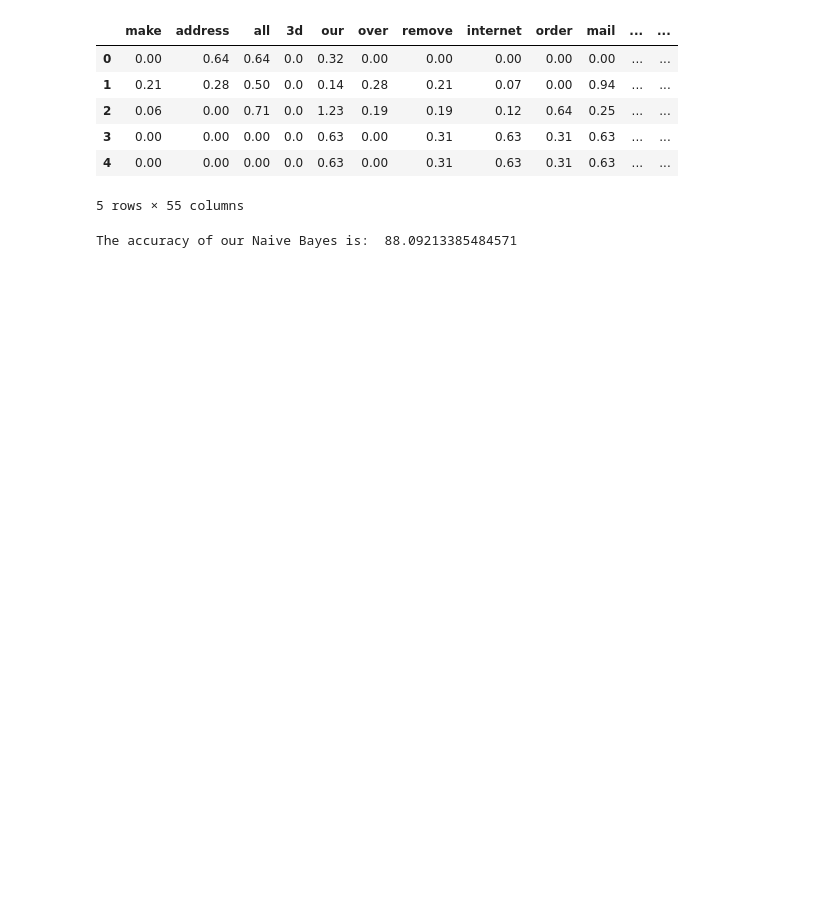
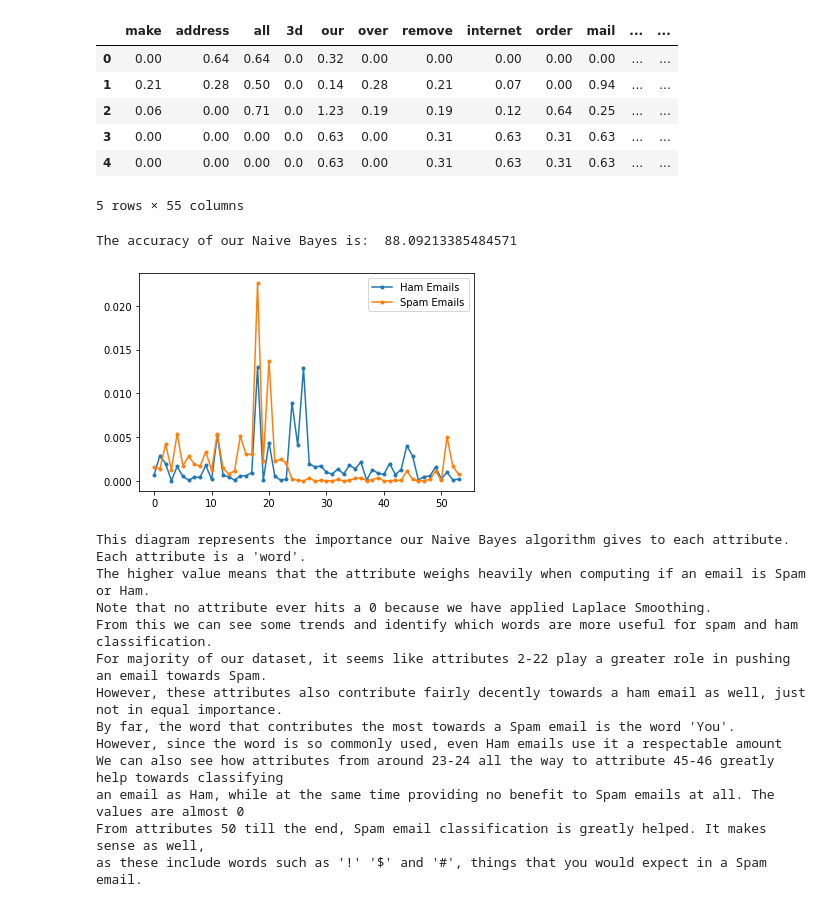
Before and after one commit to ali92115/Machine-Learning-Spam-Message, a Jupyter notebook: SpamClassifier.ipynb, the cells around one changed output. Cells and saved outputs as stored; diff of their text form; code cells hidden in the pictures; blank space fills up the shorter version.

Commit message:
Added Graph functionality. Fixed CP compute.
Fixed Conditional Probability calculation for each attribute. Since the data gives percentage of each word used, we should use formula (percentage of entire email) * (number of spam/ham email) in the division. For example, it'll be (100) * (1813) since we have 1813 spam email.

```diff
--- a/SpamClassifier.ipynb
+++ b/SpamClassifier.ipynb
@@ -40,12 +40,13 @@ class NaiveBayesClassifier:
             if c == 1:
                 self.spam_attributes = X_c.sum(axis = 0) #We calculate conditional probabilities for each attribute given they're spam.
                 self.spam_attributes = self.spam_attributes + 0.1 #Laplace smoothing
-                self.spam_attributes[:] = [x / float(X_c.shape[0]) for x in self.spam_attributes] #After summing all percentages, we divide them with total spam messages to get Conditional probability.
+                self.spam_attributes[:] = [x / float(X_c.shape[0]*100) for x in self.spam_attributes] #After summing all percentages, we divide them with total spam messages to get Conditional probability.
             else :
                 self.ham_attributes = X_c.sum(axis = 0) #We calc conditional probability given that they're ham.
                 self.ham_attributes = self.ham_attributes + 0.1  #Laplace smoothing
                 #After summing all percentages, we divide them with total spam messages to get Conditional probability.
-                self.ham_attributes[:] = [x / float(X_c.shape[0]) for x in self.ham_attributes]
+                self.ham_attributes[:] = [x / float(X_c.shape[0]*100) for x in self.ham_attributes]
+
 
 
     def predict(self, X):
@@ -69,6 +70,12 @@ class NaiveBayesClassifier:
             return 1
         else:
             return 0
+
+    def draw(self):
+        plt.plot(self.ham_attributes, marker = ".", label = "Ham Emails")
+        plt.plot(self.spam_attributes, marker = ".", label = "Spam Emails")
+        plt.legend()
+        plt.show()
 # %%
 def accuracy(y_true, y_pred):
     accuracy = 0
@@ -93,3 +100,31 @@ predictions = nb.predict(X_test)
 print("The accuracy of our Naive Bayes is: ", accuracy(y_test, predictions))
 # %% [output]
 The accuracy of our Naive Bayes is:  88.09213385484571
+# %%
+nb.draw()
+print("This diagram represents the importance our Naive Bayes algorithm gives to each attribute. Each attribute is a 'word'.")
+print("The higher value means that the attribute weighs heavily when computing if an email is Spam or Ham.")
+print("Note that no attribute ever hits a 0 because we have applied Laplace Smoothing.")
+print("From this we can see some trends and identify which words are more useful for spam and ham classification.")
+print("For majority of our dataset, it seems like attributes 2-22 play a greater role in pushing an email towards Spam.")
+print("However, these attributes also contribute fairly decently towards a ham email as well, just not in equal importance.")
+print("By far, the word that contributes the most towards a Spam email is the word 'You'.")
+print("However, since the word is so commonly used, even Ham emails use it a respectable amount")
+print("We can also see how attributes from around 23-24 all the way to attribute 45-46 greatly help towards classifying")
+print("an email as Ham, while at the same time providing no benefit to Spam emails at all. The values are almost 0")
+print("From attributes 50 till the end, Spam email classification is greatly helped. It makes sense as well, ")
+print("as these include words such as '!' '$' and '#', things that you would expect in a Spam email.")
+# %% [output]
+[figure, added]
+This diagram represents the importance our Naive Bayes algorithm gives to each attribute. Each attribute is a 'word'.
+The higher value means that the attribute weighs heavily when computing if an email is Spam or Ham.
+Note that no attribute ever hits a 0 because we have applied Laplace Smoothing.
+From this we can see some trends and identify which words are more useful for spam and ham classification.
+For majority of our dataset, it seems like attributes 2-22 play a greater role in pushing an email towards Spam.
+However, these attributes also contribute fairly decently towards a ham email as well, just not in equal importance.
+By far, the word that contributes the most towards a Spam email is the word 'You'.
+However, since the word is so commonly used, even Ham emails use it a respectable amount
+We can also see how attributes from around 23-24 all the way to attribute 45-46 greatly help towards classifying
+an email as Ham, while at the same time providing no benefit to Spam emails at all. The values are almost 0
+From attributes 50 till the end, Spam email classification is greatly helped. It makes sense as well,
+as these include words such as '!' '$' and '#', things that you would expect in a Spam email.
```
